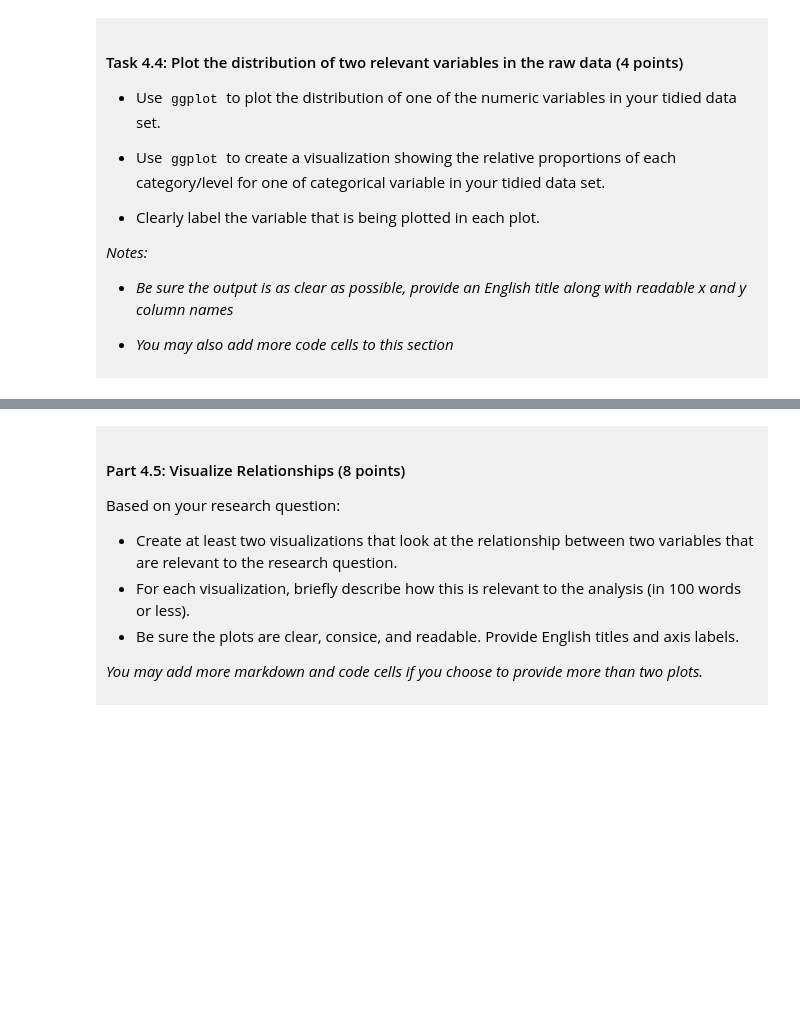
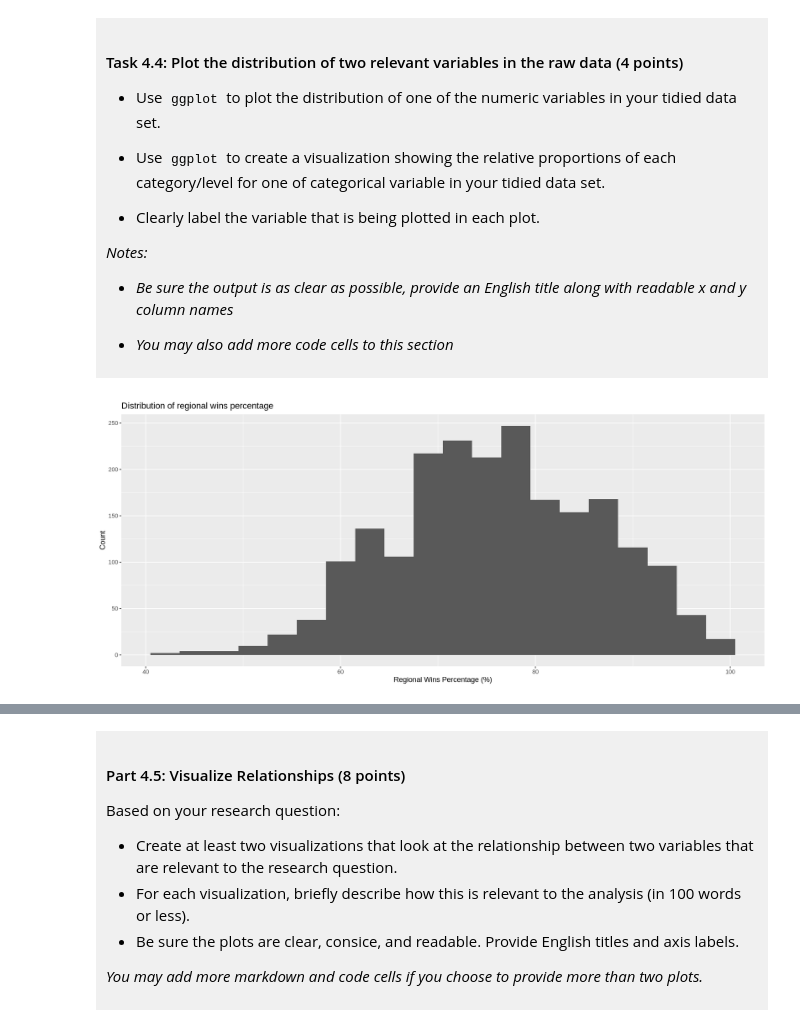
Before and after one commit to chriswu-dsci100/dsci-100-project-chris-wu, a Jupyter notebook: dsci-100-project-notebook.ipynb, the cells around one changed output, grey strips where cells are left out. Drawn from its saved outputs; the diff is of its cells as text; code cells hidden in the pictures; blank space fills up the shorter version.

```diff
--- a/dsci-100-project-notebook.ipynb
+++ b/dsci-100-project-notebook.ipynb
@@ -348,5 +348,16 @@ A tibble: 8 × 2
 
 </div>
 # %%
-### EDIT THIS CODE CELL FOR PLOT 1 ###
+options(repr.plot.width = 14, repr.plot.height = 6)
+
+ncaa_hist <- ncaa_tidy |>
+    ggplot(aes(x = reg_wins_pct)) +
+    geom_histogram(binwidth = 3) +
+    xlab("Regional Wins Percentage (%)") +
+    ylab("Count") +
+    ggtitle("Distribution of regional wins percentage")
+
+ncaa_hist
+# %% [output]
+[figure, added]
 # %%
```
Also changed, not shown: parts of 1 cell of this notebook.
